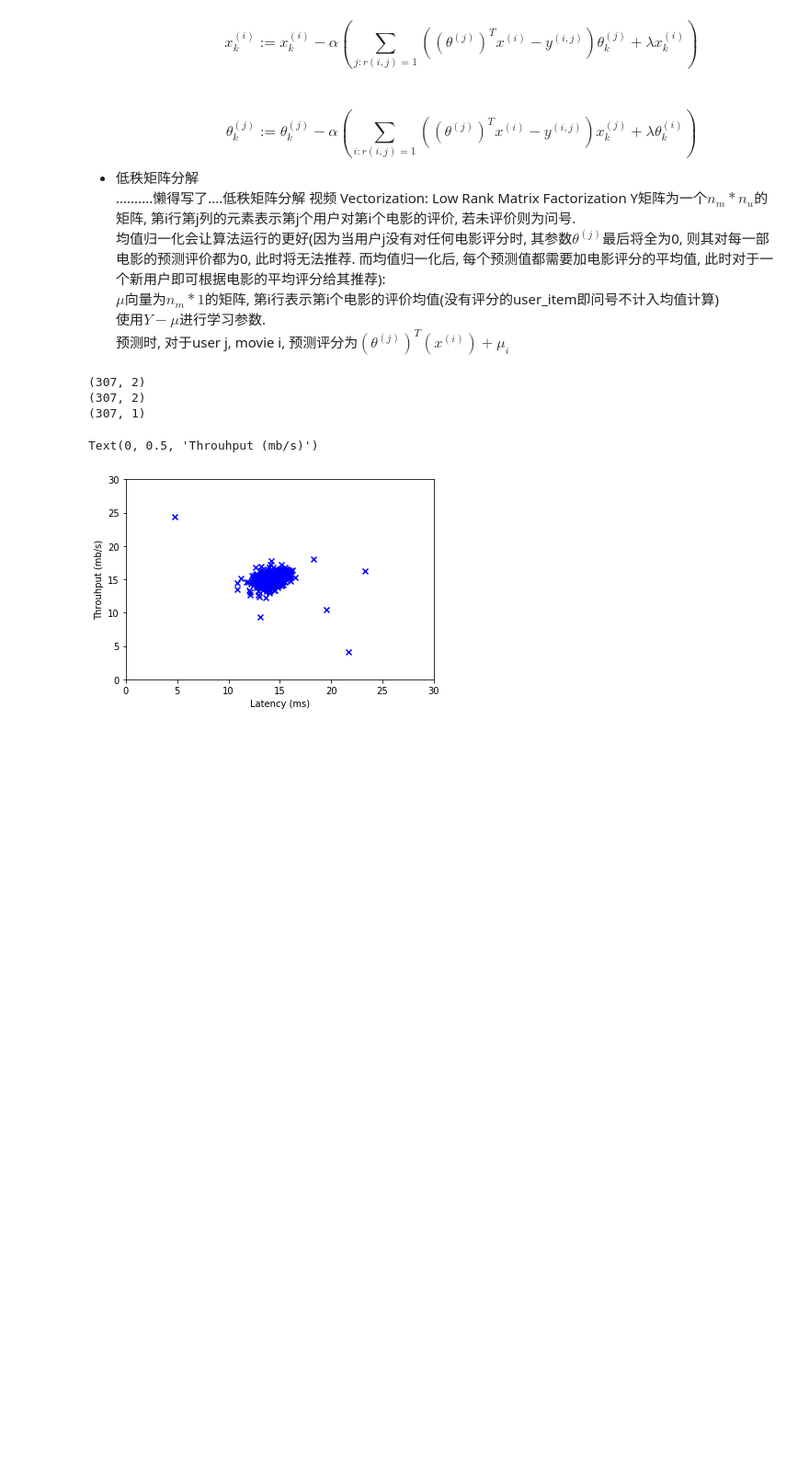
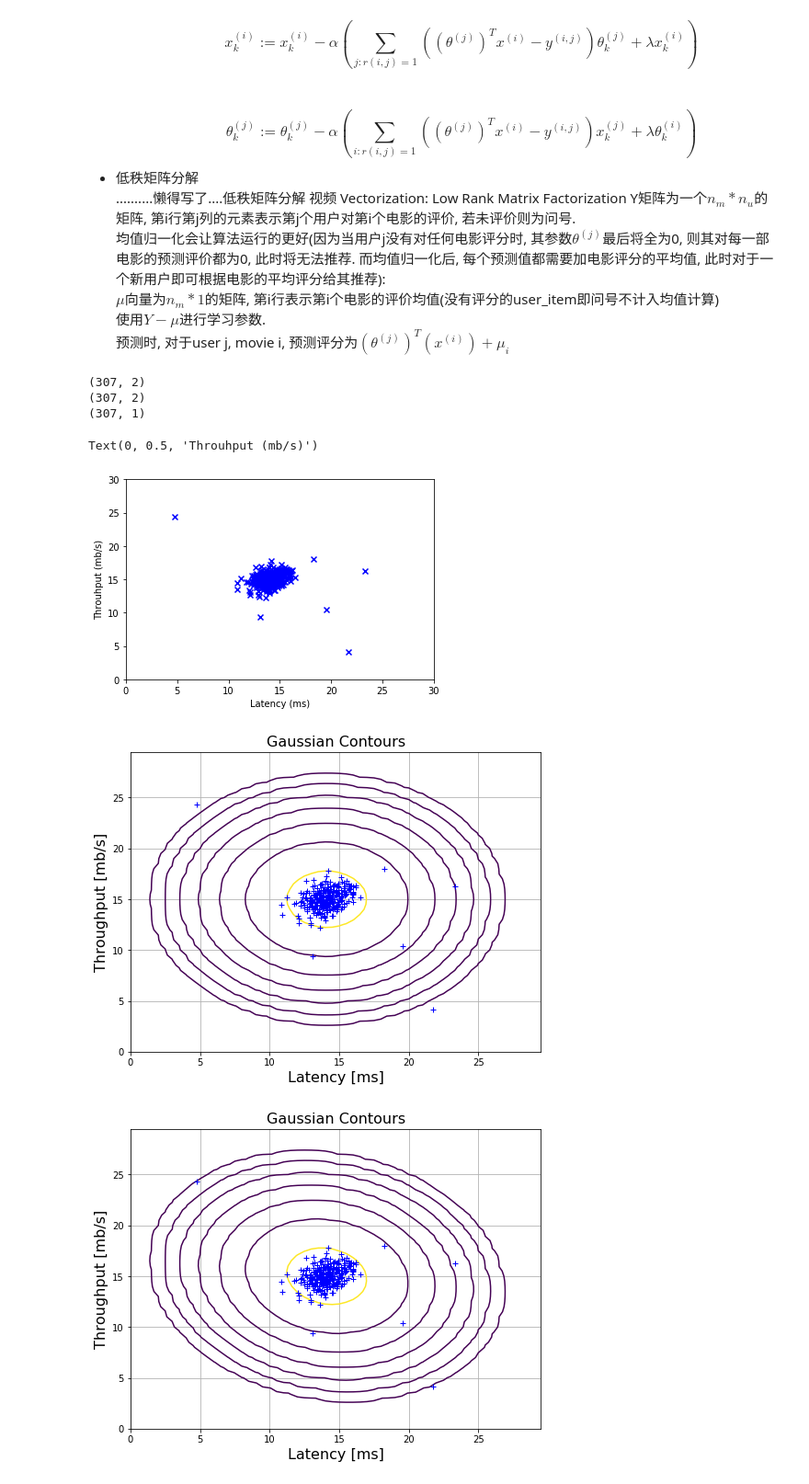
Before and after one commit to abel968/MachineLearning, a Jupyter notebook: Week9/ex8.ipynb, the cells around one changed output. Shown: that part at 92% size. Cells and saved outputs as stored; diff of their text form; code cells hidden in the pictures; blank space fills up the shorter version.

```diff
--- a/Week9/ex8.ipynb
+++ b/Week9/ex8.ipynb
@@ -87,0 +150,13 @@ def estimateGaussian(X):
+# %%
+# First contours without using multivariate gaussian:
+plotData(X1, newFig=True)
+useMV = False
+plotContours(*getGaussianParams(X1, useMV), newFig=False, useMultivariate = useMV)
+
+# Then contours with multivariate gaussian:
+plotData(X1, newFig=True)
+useMV = True
+plotContours(*getGaussianParams(X1, useMV), newFig=False, useMultivariate = useMV)
+# %% [output]
+[figure, added]
+[figure, added]
```
Also changed, not shown: parts of 4 cells of this notebook.
